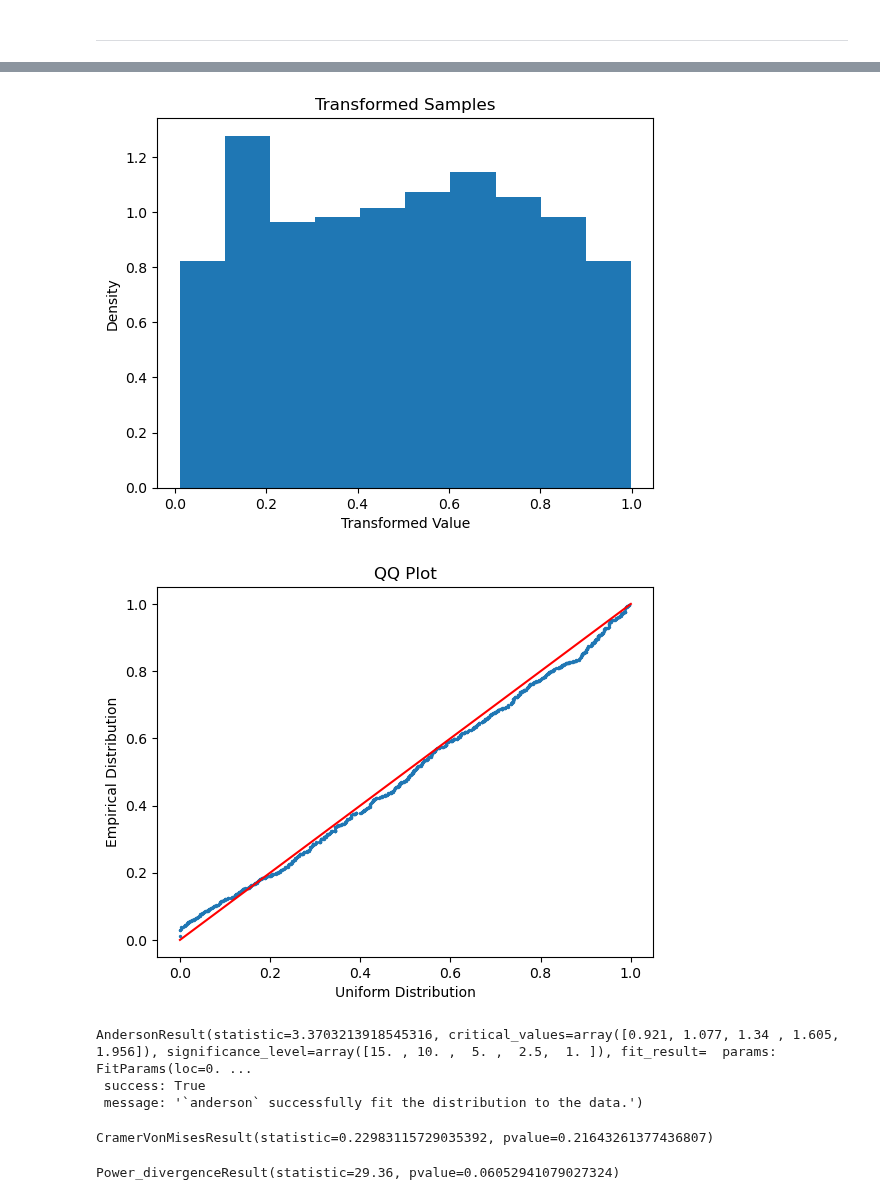
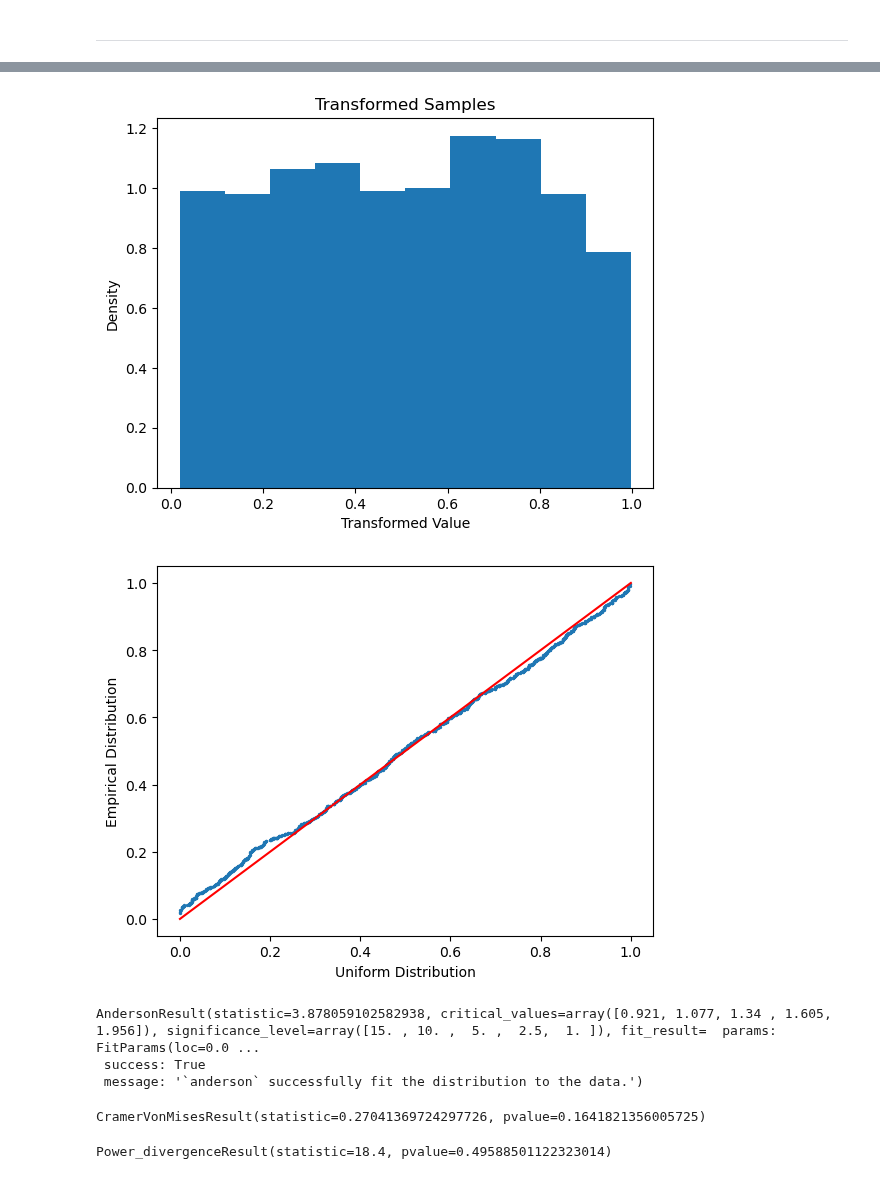
Before and after one commit to abhirao-03/stochastic-resonance, a Jupyter notebook: standalone_notebooks/distribution_tester.ipynb, the cells around one changed output, grey strips where cells are left out. Drawn from its saved outputs; the diff is of its cells as text; code cells hidden in the pictures.

```diff
--- a/standalone_notebooks/distribution_tester.ipynb
+++ b/standalone_notebooks/distribution_tester.ipynb
@@ -11,10 +11,10 @@ num_steps = int(time_horizon/dt)
 num_trajectories = 1000
 noise = random.normal(loc=0.0, scale=dt**(1/2), size=(num_trajectories, num_steps))
 # %%
-x_init = 1
-jump_mult = 2.54
+x_init = -1
+jump_mult = 2.5
 t = np.linspace(0, time_horizon, num_steps)
-epsilon = (1.17 * 2 / np.log(time_horizon)) * jump_mult
+epsilon = (4.29 * 2 / np.log(time_horizon)) * jump_mult
 # %%
 def const_neg_potential(x, t, period=100):
         """Defines the potential function."""
@@ -146,30 +146,29 @@ plt.ylabel('Density')
 plt.xlabel('Transformed Value')
 plt.show()
 # %% [output]
-[figure, old version]
+[figure, new version]
 # %%
 uniform = np.random.uniform(0,1, len(data))
 uniform_sort = np.sort(uniform)
 
 plt.scatter(uniform_sort, np.sort(x_uniformed), s=2)
-plt.title('QQ Plot')
 plt.xlabel('Uniform Distribution')
 plt.ylabel('Empirical Distribution')
 plt.plot([0,1],[0,1], color='red')
-plt.savefig(f'{num_trajectories}_trajectories_qq_plot.svg', transparent=True)
+plt.savefig(f'qq_deep_to_shallow.svg', transparent=True)
 plt.show()
 # %% [output]
-[figure, old version]
+[figure, new version]
 # %%
 stats.anderson(data, dist='expon')
 # %% [output]
-AndersonResult(statistic=3.3703213918545316, critical_values=array([0.921, 1.077, 1.34 , 1.605, 1.956]), significance_level=array([15. , 10. ,  5. ,  2.5,  1. ]), fit_result=  params: FitParams(loc=0. ...
+AndersonResult(statistic=3.878059102582938, critical_values=array([0.921, 1.077, 1.34 , 1.605, 1.956]), significance_level=array([15. , 10. ,  5. ,  2.5,  1. ]), fit_result=  params: FitParams(loc=0.0 ...
  success: True
  message: '`anderson` successfully fit the distribution to the data.')
 # %%
 stats.cramervonmises(x_uniformed, 'uniform')
 # %% [output]
-CramerVonMisesResult(statistic=0.22983115729035392, pvalue=0.21643261377436807)
+CramerVonMisesResult(statistic=0.27041369724297726, pvalue=0.1641821356005725)
 # %%
 obs_counts, bin_edges = np.histogram(x_uniformed, bins=20)
 
@@ -180,4 +179,4 @@ expected = np.full(num_categories, total_count / num_categories)
 
 stats.chisquare(f_obs=obs_counts, f_exp=expected)
 # %% [output]
-Power_divergenceResult(statistic=29.36, pvalue=0.06052941079027324)
+Power_divergenceResult(statistic=18.4, pvalue=0.49588501122323014)
```
Also changed, not shown: parts of 3 cells of this notebook, 5 other files.
